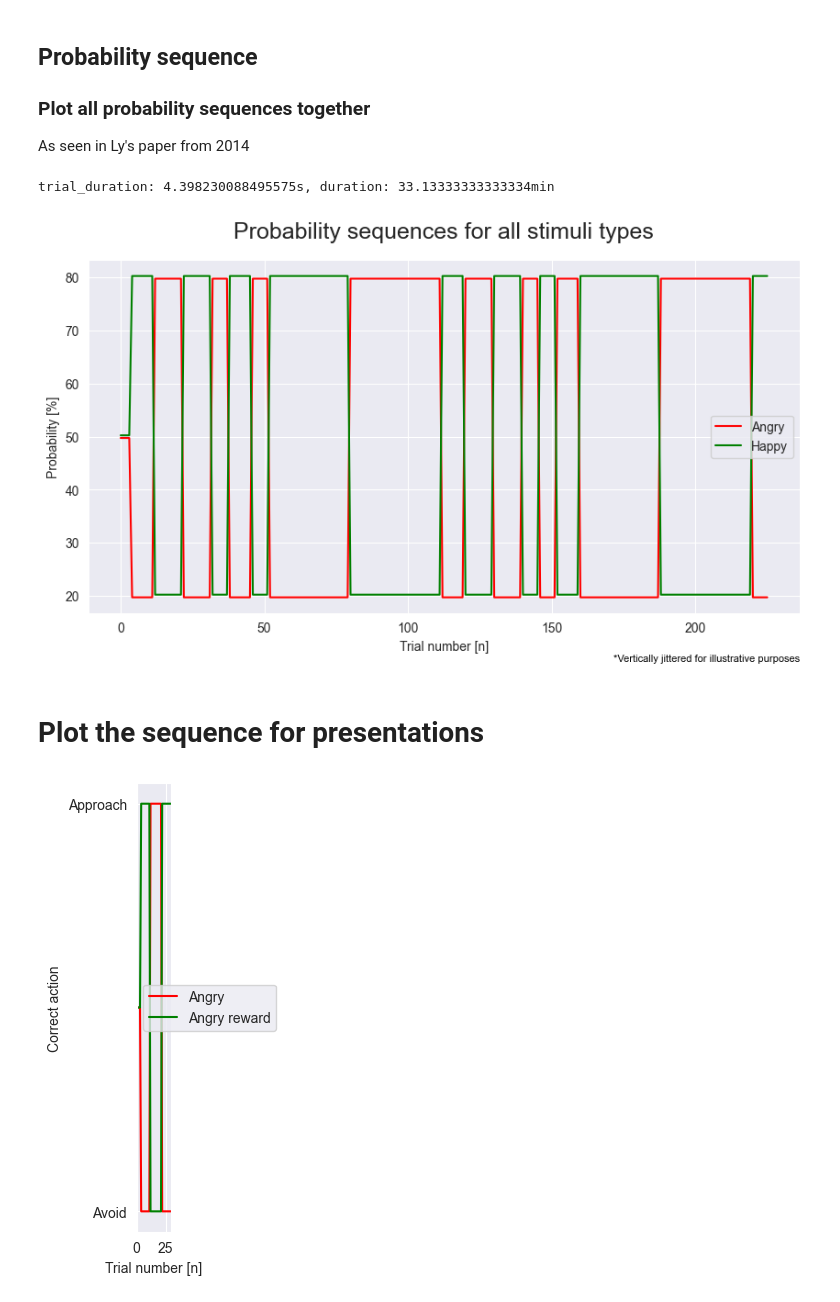
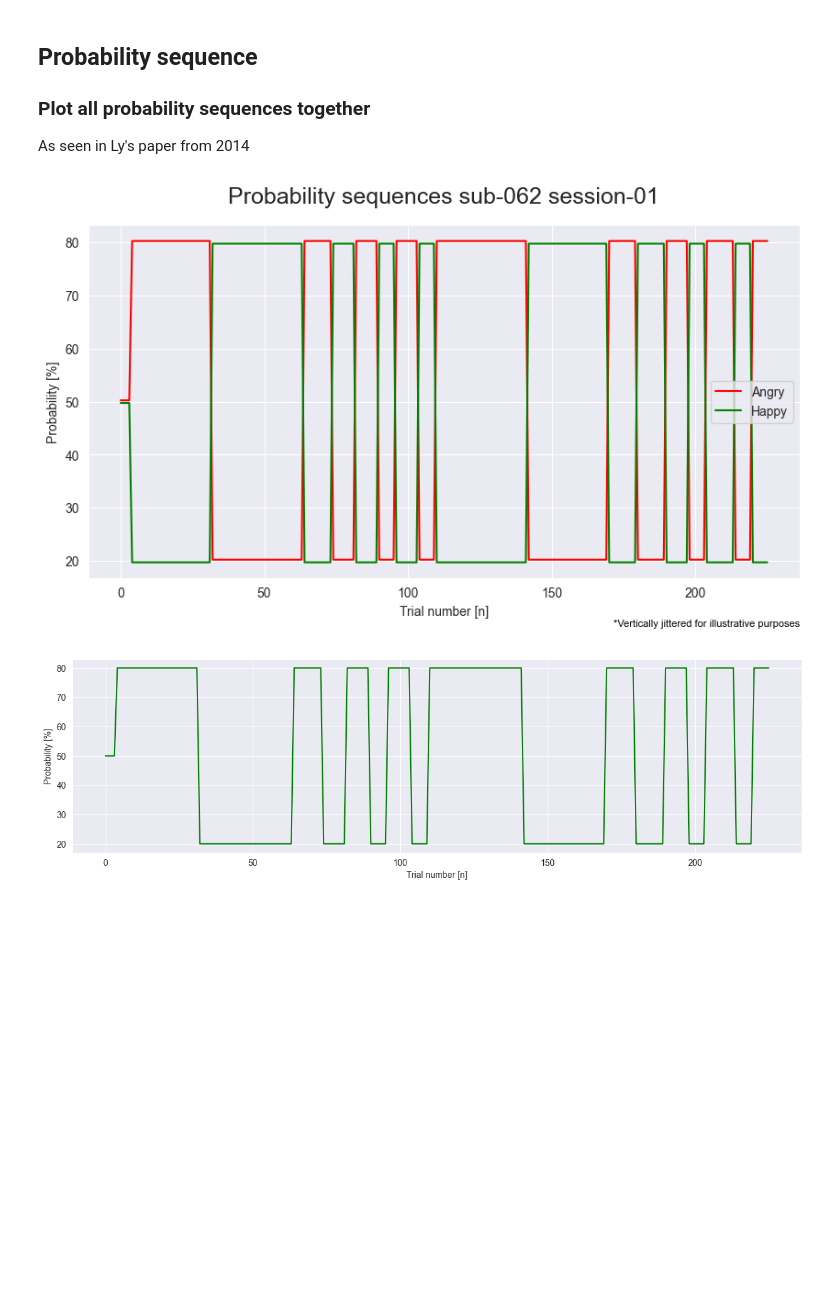
Before and after one commit to KTZ228/phd_1_analysis, a Jupyter notebook: analyses_behavioural/standard parameters/sequence_check.ipynb, the cells around one changed output. Drawn from its saved outputs; the diff is of its cells as text; code cells hidden in the pictures; blank space fills up the shorter version.

Commit message:
Tweaked WSLS plots

```diff
--- a/analyses_behavioural/standard parameters/sequence_check.ipynb
+++ b/analyses_behavioural/standard parameters/sequence_check.ipynb
@@ -36,18 +28,3 @@ unique_stimuli_types = sorted(sequence_dataframe['stimuli_type'].unique())
 
 # Pivot the DataFrame using the new 'entry' column as the index
 probability_dataframe_pivoted = sequence_dataframe.pivot(index = 'trial', columns = 'stimuli_type', values = 'probability_condition')
-# %%
-# Determine if there's a change in any column from the previous row
-probability_dataframe_pivoted['change'] = probability_dataframe_pivoted[unique_stimuli_types].ne(probability_dataframe_pivoted[unique_stimuli_types].shift()).any(axis=1)
-
-# Assigning a block ID for each group of unchanged rows
-probability_dataframe_pivoted['block_id'] = probability_dataframe_pivoted['change'].cumsum()
-
-# Counting rows since the last change
-probability_dataframe_pivoted['rows_since_change'] = probability_dataframe_pivoted.groupby('block_id').cumcount()
-
-# Optionally, remove the helper columns
-probability_dataframe_pivoted.drop(columns=['change', 'block_id'], inplace=True)
-
-# Print to check
-print(probability_dataframe_pivoted)
@@ -71,54 +32,42 @@ trial
 ## Probability sequence
 ### Plot all probability sequences together
 As seen in Ly's paper from 2014
-# %%
-# Total duration based on trial_duration
-total_duration = sum(sequence_dataframe['trial_duration'])
-average_trial_duration = (sequence_dataframe['trial_duration']).mean()
-
-print(f'trial_duration: {average_trial_duration}s, duration: {total_duration/60}min')
-# %% [output]
-trial_duration: 4.398230088495575s, duration: 33.13333333333334min
 # %%
 # Jitter vertically to make the lines easier to read when overlapping
-jitter_strength = [0.25, -0.25]
+if probability_dataframe_pivoted.iloc[6, 0] > probability_dataframe_pivoted.iloc[6, 1]:
+    jitter_strength = [0.25, -0.25]
+else:
+    jitter_strength = [-0.25, 0.25]
+
 stimuli_type_names = ['Angry','Happy']
 group_colours = ['red','green']
 note = '*Vertically jittered for illustrative purposes'
 # Plot all stimuli types together
 fig, ax = plt.subplots(figsize=(10, 5))
 for index, value in enumerate(unique_stimuli_types):
-    column_data = probability_dataframe_pivoted[value] + jitter_strength[index-1]
+    column_data = probability_dataframe_pivoted[value] + jitter_strength[index]
     plt.plot(column_data, label=stimuli_type_names[value-1], color=group_colours[value-1])
-plt.title('Probability sequences for all stimuli types', fontsize=18, y=1.04)
+plt.title(f'Probability sequences sub-{subject_id[0]:003} session-{session_number[0]:02}', fontsize=18, y=1.04)
 plt.xlabel('Trial number [n]')
 plt.ylabel('Probability [%]')
 plt.legend()
 plt.text(1, -0.14, note, transform=ax.transAxes, horizontalalignment='right', verticalalignment='bottom',
          fontsize=8, color='black')
-plt.savefig(os.path.join(output_dir, f'probability_sequence_all_stimuli_types_sub-{subject_id[0]:003}_session-{session_number[0]:02}.pdf'))
+plt.savefig(os.path.join(output_dir, f'probability_sequence_sub-{subject_id[0]:003}_session-{session_number[0]:02}.pdf'))
 plt.show()
 # %% [output]
-[figure, old version]
+[figure, new version]
-# %% [markdown]
-# Plot the sequence for presentations
 # %%
-# Jitter vertically to make the lines easier to read when overlapping
-stimuli_type_names = ['Angry','Angry reward','Happy','Happy reward']
-group_colours = ['red','red','green','green']
+stimuli_type_names = ['Angry','Happy']
+group_colours = ['green']
+note = '*Vertically jittered for illustrative purposes'
 # Plot all stimuli types together
-fig, ax = plt.subplots(figsize=(2.2, 5), constrained_layout=True)
-ax.set_yticks([20, 80])
-ax.set_yticklabels(['Avoid', 'Approach'])
-ax.set_xlim(0, 30)
-
-for index, value in enumerate(unique_stimuli_types):
-    column_data = probability_dataframe_pivoted[value]
-    plt.plot(column_data, label=stimuli_type_names[value-1], color=group_colours[value])
+fig, ax = plt.subplots(figsize=(15, 4))
+column_data = probability_dataframe_pivoted[1]
+plt.plot(column_data, label=stimuli_type_names[1-1], color=group_colours[1-1])
 plt.xlabel('Trial number [n]')
-plt.ylabel('Correct action')
-plt.legend()
-plt.savefig(os.path.join(presentations_output_dir, f'sequence_stable_halved_only.pdf'))
+plt.ylabel('Probability [%]')
+plt.savefig(os.path.join(output_dir, f'poster_probability_sequence_sub-{subject_id[0]:003}_session-{session_number[0]:02}.pdf'))
 plt.show()
 # %% [output]
-[figure, old version]
+[figure, new version]
```
Also changed, not shown: parts of 10 cells of this notebook, 6 other files.
